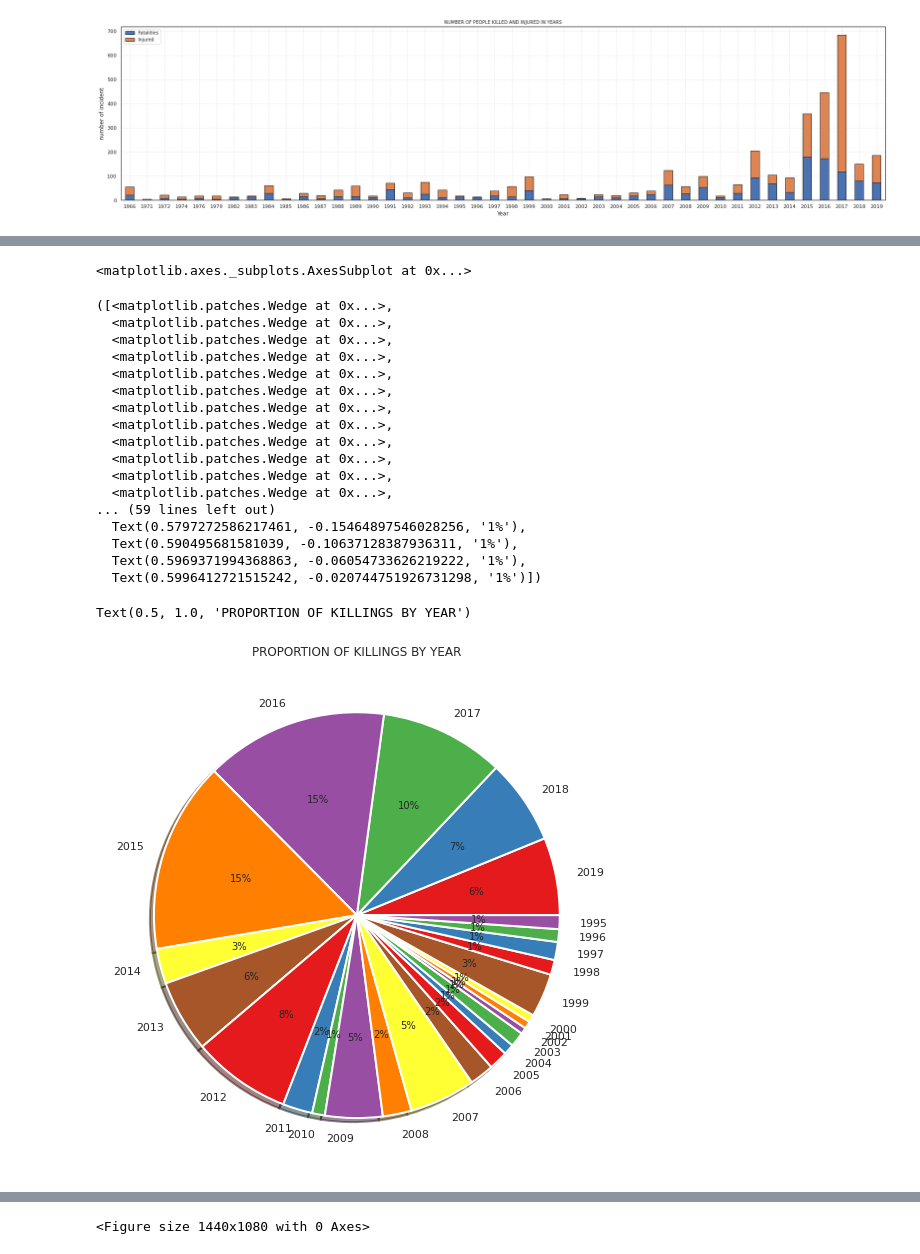
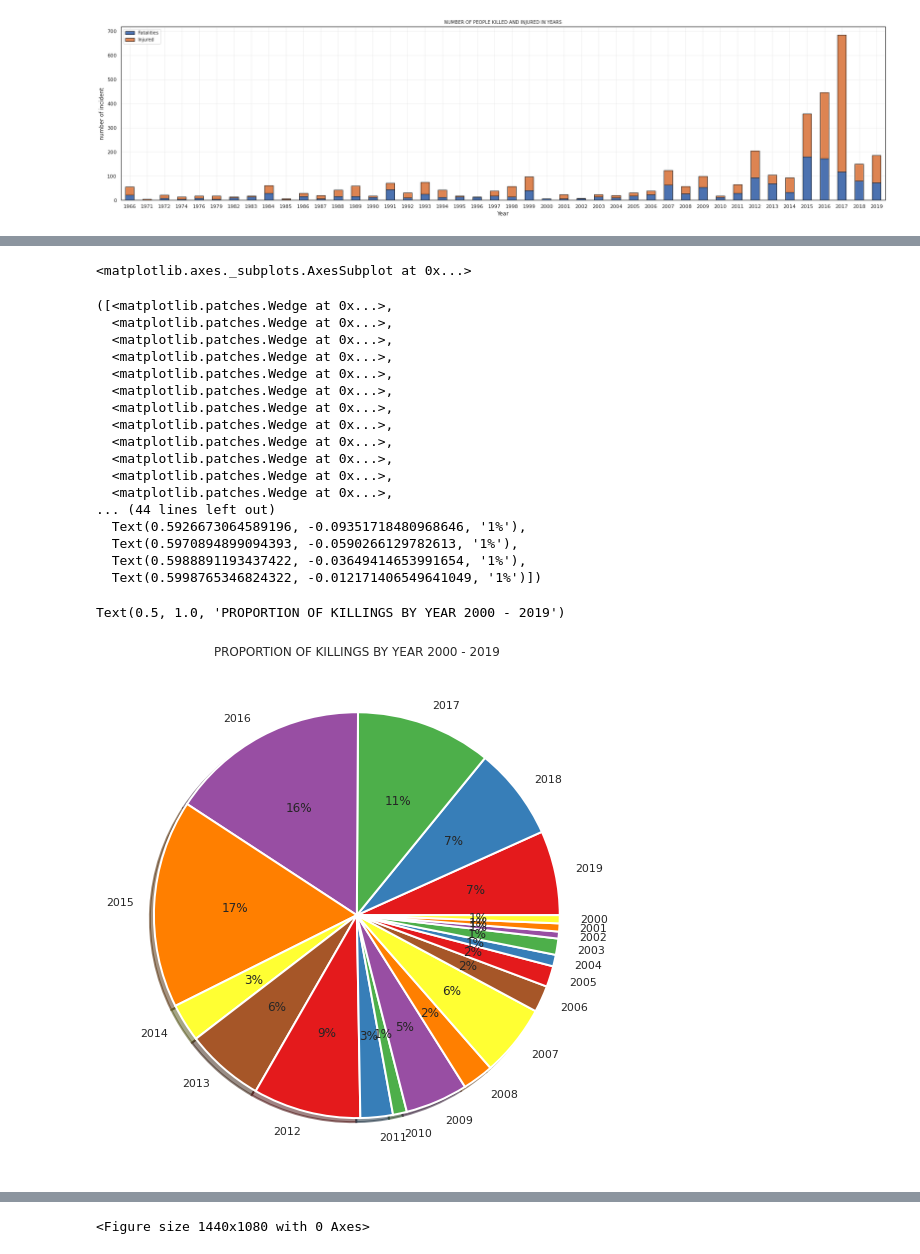
Before and after one commit to Antonio-Martinez-Sanchez/Thinkful-Final-Capstone-Python, a Jupyter notebook: Final_Capstone_Thinkful.ipynb, the cells around one changed output, grey strips where cells are left out. Saved outputs shown, nothing was run; the diff lists cells and outputs as text; code cells hidden in the pictures.

```diff
--- a/Final_Capstone_Thinkful.ipynb
+++ b/Final_Capstone_Thinkful.ipynb
@@ -234,31 +331,33 @@ Text(0.5, 1.0, 'PROPORTION OF KILLINGS BY YEAR')
 # %%
-fatalities_year = df.groupby("Year")[["Fatalities","Injured"]].sum().sort_values('Year', ascending=False).head(25)
+fatalities_year = df.groupby("Year")[["Fatalities","Injured"]].sum().sort_values('Year', ascending=False).head(20)
 fig = plt.figure(figsize=(20,60))
 plt.subplot(121)
 plt.pie(fatalities_year["Fatalities"],labels=fatalities_year.index,autopct="%1.0f%%",shadow=True,
         colors=sns.color_palette("Set1",7),wedgeprops={"linewidth":2,"edgecolor":"white"})
 
-plt.title("PROPORTION OF KILLINGS BY YEAR",fontsize=12)
+plt.title("PROPORTION OF KILLINGS BY YEAR 2000 - 2019",fontsize=12)
 
 fig.set_facecolor("w")
+
+plt.show()
 # %% [output]
 <matplotlib.axes._subplots.AxesSubplot at 0x...>
 ([<matplotlib.patches.Wedge at 0x...>,
   <matplotlib.patches.Wedge at 0x...>,
   <matplotlib.patches.Wedge at 0x...>,
   <matplotlib.patches.Wedge at 0x...>,
   <matplotlib.patches.Wedge at 0x...>,
   <matplotlib.patches.Wedge at 0x...>,
   <matplotlib.patches.Wedge at 0x...>,
   <matplotlib.patches.Wedge at 0x...>,
   <matplotlib.patches.Wedge at 0x...>,
   <matplotlib.patches.Wedge at 0x...>,
   <matplotlib.patches.Wedge at 0x...>,
   <matplotlib.patches.Wedge at 0x...>,
-... (59 lines left out)
-  Text(0.5797272586217461, -0.15464897546028256, '1%'),
-  Text(0.590495681581039, -0.10637128387936311, '1%'),
-  Text(0.5969371994368863, -0.06054733626219222, '1%'),
-  Text(0.5996412721515242, -0.020744751926731298, '1%')])
+... (44 lines left out)
+  Text(0.5926673064589196, -0.09351718480968646, '1%'),
+  Text(0.5970894899094393, -0.0590266129782613, '1%'),
+  Text(0.5988891193437422, -0.03649414653991654, '1%'),
+  Text(0.5998765346824322, -0.012171406549641049, '1%')])
-Text(0.5, 1.0, 'PROPORTION OF KILLINGS BY YEAR')
+Text(0.5, 1.0, 'PROPORTION OF KILLINGS BY YEAR 2000 - 2019')
-[figure, old version]
+[figure, new version]
```
Also changed, not shown: parts of 69 cells of this notebook.
